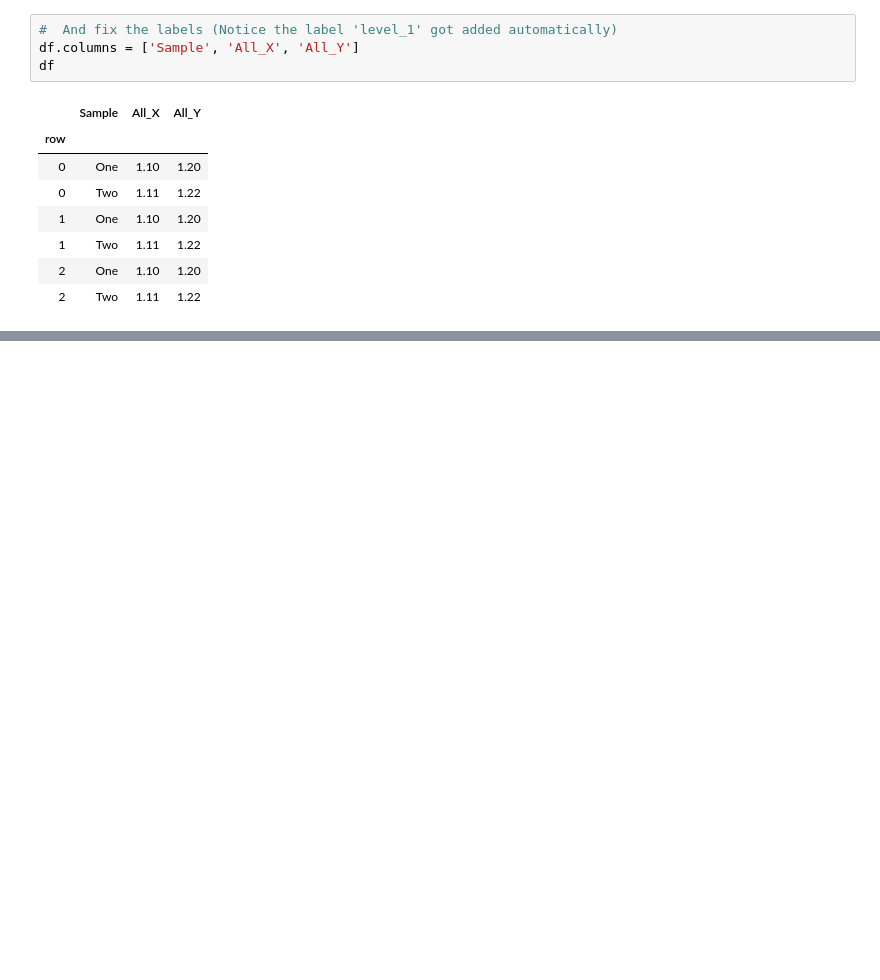
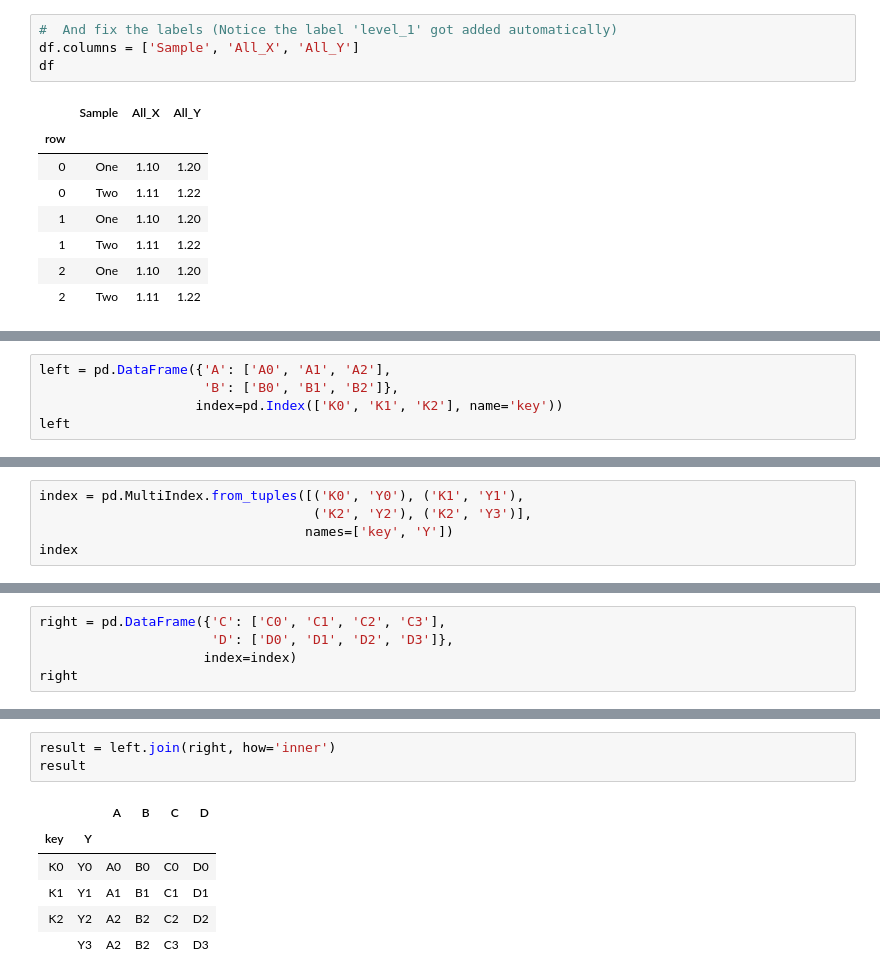
Before and after one commit to sownthunder/Data-Developer-Droolkit, a Jupyter notebook: time_series_basics.ipynb, the cells around one changed output, grey strips where cells are left out. Drawn from its saved outputs; the diff is of its cells as text; blank space fills up the shorter version.

```diff
--- a/time_series_basics.ipynb
+++ b/time_series_basics.ipynb
@@ -242,0 +281,5 @@ df
+# %%
+left = pd.DataFrame({'A': ['A0', 'A1', 'A2'],
+                     'B': ['B0', 'B1', 'B2']},
+                    index=pd.Index(['K0', 'K1', 'K2'], name='key'))
+left
@@ -242,0 +292,5 @@ df
+# %%
+index = pd.MultiIndex.from_tuples([('K0', 'Y0'), ('K1', 'Y1'),
+                                   ('K2', 'Y2'), ('K2', 'Y3')],
+                                  names=['key', 'Y'])
+index
@@ -242,0 +303,5 @@ df
+# %%
+right = pd.DataFrame({'C': ['C0', 'C1', 'C2', 'C3'],
+                      'D': ['D0', 'D1', 'D2', 'D3']},
+                     index=index)
+right
@@ -242,0 +315,10 @@ df
+# %%
+result = left.join(right, how='inner')
+result
+# %% [output]
+|  |  | A | B | C | D |
+| key | Y |  |  |  |  |
+| K0 | Y0 | A0 | B0 | C0 | D0 |
+| K1 | Y1 | A1 | B1 | C1 | D1 |
+| K2 | Y2 | A2 | B2 | C2 | D2 |
+|  | Y3 | A2 | B2 | C3 | D3 |
```
Also changed, not shown: parts of 13 cells of this notebook, 26 other files.
